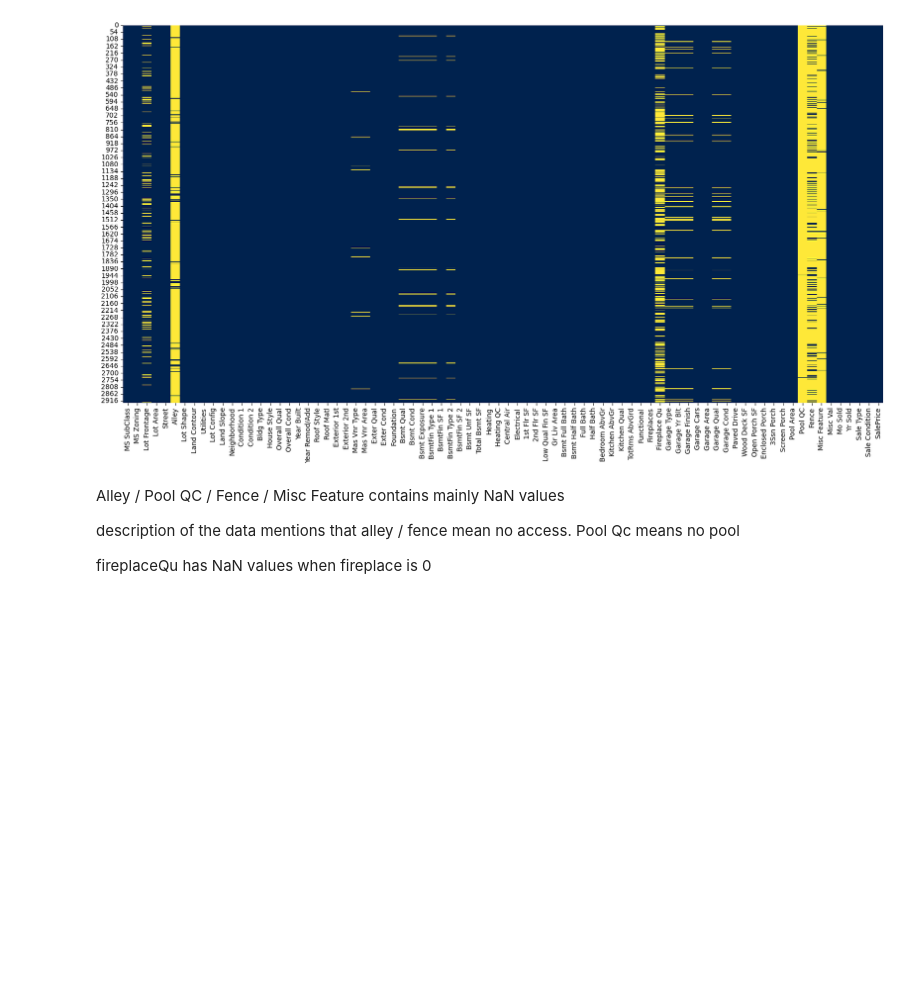
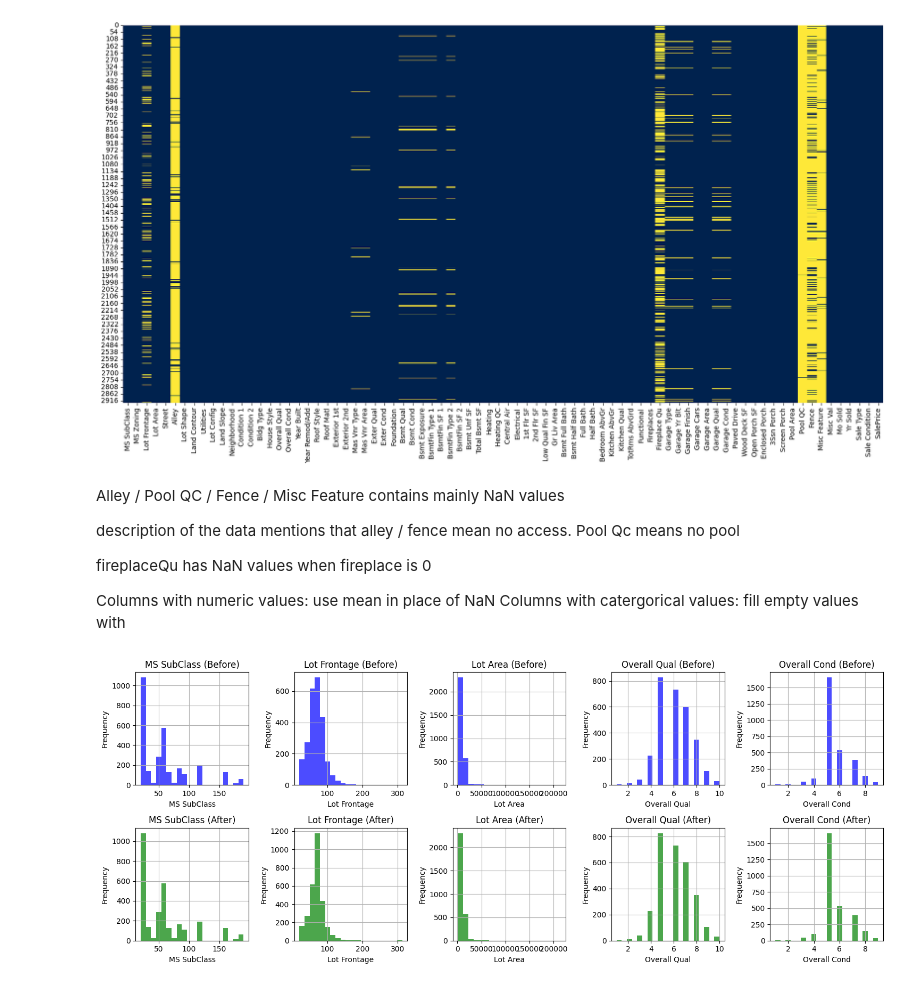
Before and after one commit to M0KANE/ML_HousePriceAssignment, a Jupyter notebook: ML_HousePriceNotebook.ipynb, the cells around one changed output. Cells and saved outputs as stored; diff of their text form; code cells hidden in the pictures; blank space fills up the shorter version.

Commit message:
before graphs numerical

```diff
--- a/ML_HousePriceNotebook.ipynb
+++ b/ML_HousePriceNotebook.ipynb
@@ -101,3 +103,44 @@ Alley / Pool QC / Fence / Misc Feature contains mainly NaN values
 description of the data mentions that alley / fence mean no access. Pool Qc means no pool
 
 fireplaceQu has NaN values when fireplace is 0
+
+Columns with numeric values: use mean in place of NaN
+Columns with catergorical values: fill empty values with
+# %%
+
+
+def missing_values_num(df):
+    """Function to ....."""
+    numerical_cols = df.select_dtypes(include=['int', 'float']).columns
+    for col in numerical_cols:
+        if df[col].isnull().sum() > 0: #check for missing values
+            df[col].fillna(df[col].mean(), inplace=True)
+
+    return df
+
+numerical_cols = df_orig.select_dtypes(include=['int', 'float']).columns
+
+# Plot histograms before filling missing values
+plt.figure(figsize=(15, 6))
+for i, col in enumerate(numerical_cols[:5]):  # Limit to first 5 columns for visualization
+    plt.subplot(2, 5, i + 1)
+    df_orig[col].hist(bins=20, alpha=0.7, label='Before', color='blue')
+    plt.title(f"{col} (Before)")
+    plt.xlabel(col)
+    plt.ylabel("Frequency")
+
+# Apply the function to fill missing values
+df_orig = missing_values_num(df_orig)
+
+# Plot histograms after filling missing values
+for i, col in enumerate(numerical_cols[:5]):  # Limit to first 5 columns for visualization
+    plt.subplot(2, 5, i + 6)
+    df_orig[col].hist(bins=20, alpha=0.7, label='After', color='green')
+    plt.title(f"{col} (After)")
+    plt.xlabel(col)
+    plt.ylabel("Frequency")
+
+plt.tight_layout()
+plt.show()
+# %% [output]
+[figure, added]
```
Also changed, not shown: parts of 1 cell of this notebook.
